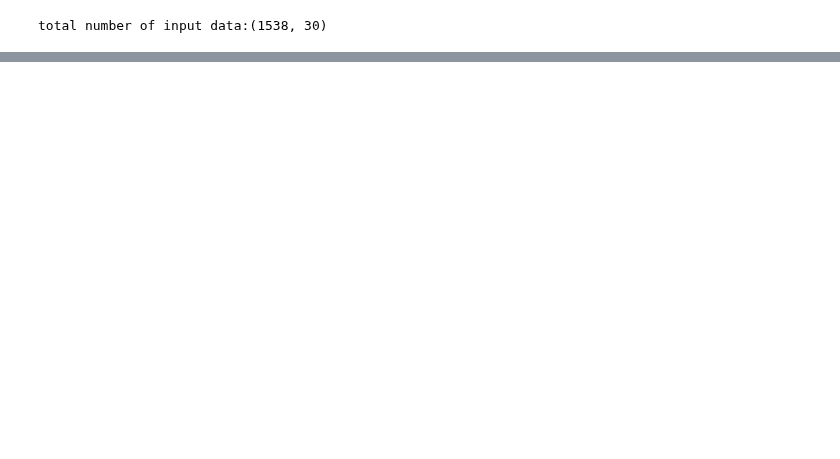
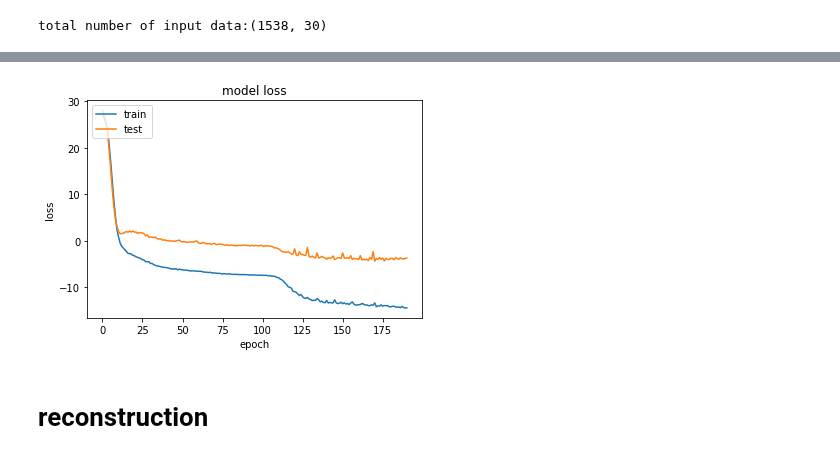
Before and after one commit to samuelsmal/drosophVAE, a Jupyter notebook: vae_v2.ipynb, the cells around one changed output, grey strips where cells are left out. Drawn from its saved outputs; the diff is of its cells as text; code cells hidden in the pictures; blank space fills up the shorter version.

```diff
--- a/vae_v2.ipynb
+++ b/vae_v2.ipynb
@@ -113,9 +152,11 @@ from tensorflow.contrib.distributions import MultivariateNormalDiag
 def dense_layers(sizes):
     return tfk.Sequential([tfkl.Dense(size, activation=tf.nn.leaky_relu) for size in sizes])
 
-original_dim = data_train.shape[0]
+tf.reset_default_graph()
+
+original_dim = data_train.shape[1]
 input_shape = data_train[0].shape
-intermediary_dims = [20, 10, 8]
+dense_layer_dims = [20, 10, 8]
 latent_dim = 2
 batch_size = 128
 max_epochs = 1000
@@ -128,7 +169,7 @@ prior = MultivariateNormalDiag(loc=tf.zeros([latent_dim]),
 
 encoder = tfk.Sequential([
     tfkl.InputLayer(input_shape=input_shape, name='encoder_input'),
-    dense_layers(intermediary_dims),
+    dense_layers(dense_layer_dims),
     tfkl.Dense(tfpl.MultivariateNormalTriL.params_size(latent_dim), activation=None),
     tfpl.MultivariateNormalTriL(latent_dim, activity_regularizer=tfpl.KLDivergenceRegularizer(prior)),
 ], name='encoder')
@@ -138,7 +179,7 @@ encoder.summary()
 
 decoder = tfk.Sequential([
     tfkl.InputLayer(input_shape=[latent_dim]),
-    dense_layers(reversed(intermediary_dims)),
+    dense_layers(reversed(dense_layer_dims)),
     tfkl.Dense(tfpl.IndependentNormal.params_size(original_dim), activation=None),
     tfpl.IndependentNormal(original_dim),
 ], name='decoder')
@@ -163,0 +221,20 @@ AttributeError: 'Tensor' object has no attribute 'log_prob'
+# %%
+tf_train = tf.data.Dataset.from_tensor_slices((data_train, data_train)).batch(batch_size).prefetch(tf.data.experimental.AUTOTUNE).shuffle(int(10e4))
+tf_val = tf.data.Dataset.from_tensor_slices((data_test, data_test)).batch(batch_size).prefetch(tf.data.experimental.AUTOTUNE).shuffle(int(10e4))
+# %%
+checkpointer = ModelCheckpoint(filepath=f"{config.__DATA_ROOT__}/experimental/model_checkpoints/vae_v2-0.1.0-mdl.h5", verbose=0, save_best_only=True)
+earlystopper = EarlyStopping(monitor='val_loss', mode='min', min_delta=0.005, patience=20, verbose=0, restore_best_weights=True)
+
+hist = vae.fit(tf_train,
+               epochs=max_epochs,
+               shuffle=True,
+               verbose=0,
+               validation_data=tf_val,
+               callbacks=[checkpointer, earlystopper])
+
+
+plot_loss(hist)
+# %% [output]
+[figure, added]
+# %% [markdown]
+# reconstruction
```
Also changed, not shown: parts of 14 cells of this notebook, 3 other files.
